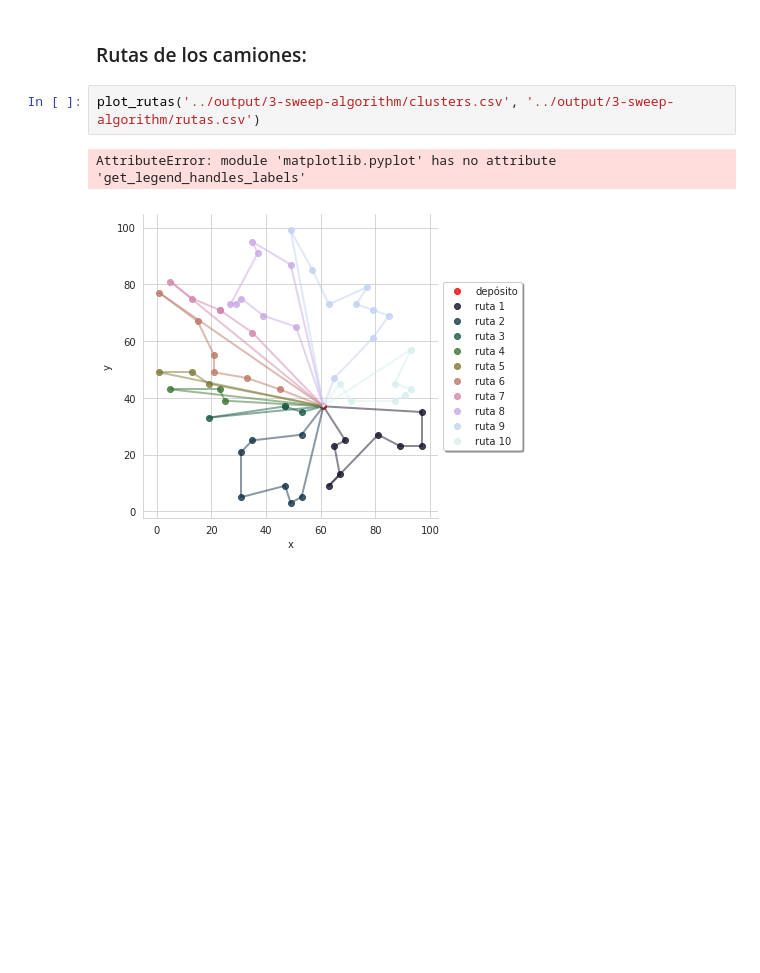
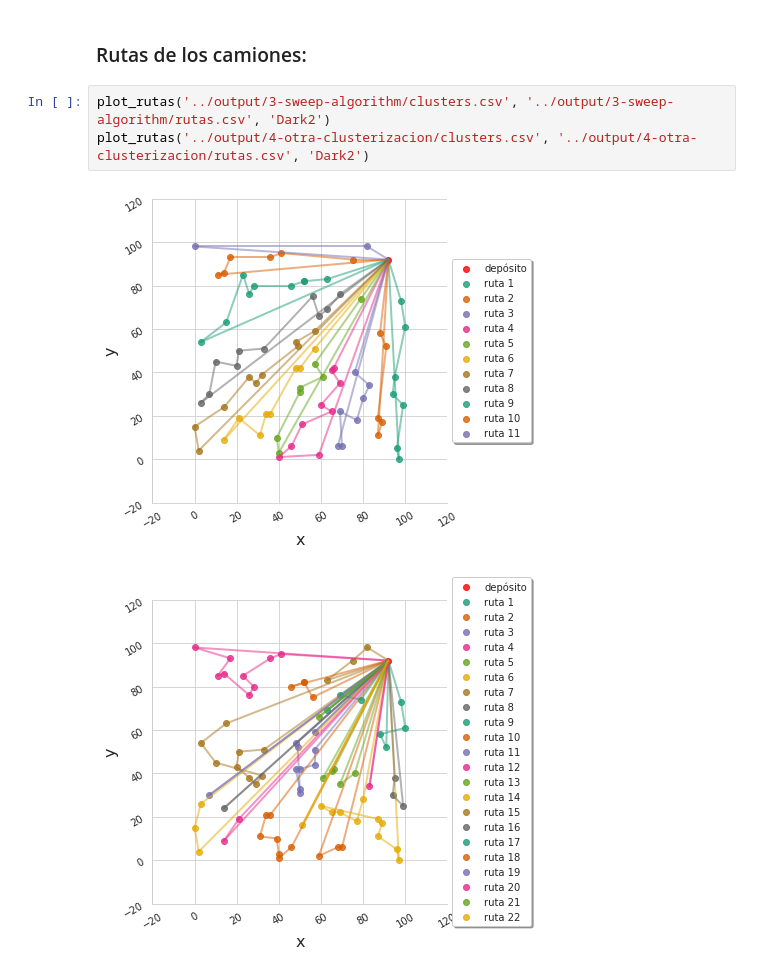
Before and after one commit to asdolo/algo3-tp3, a Jupyter notebook: jupyter/notebook.ipynb, the cells around one changed output. Saved outputs shown, nothing was run; the diff lists cells and outputs as text; blank space fills up the shorter version.

```diff
--- a/jupyter/notebook.ipynb
+++ b/jupyter/notebook.ipynb
@@ -262,7 +319,8 @@ plot_clusters_sweep('../output/3-sweep-algorithm/clusters.csv')
 # %% [markdown]
 <h3>Rutas de los camiones:</h3>
 # %%
-plot_rutas('../output/3-sweep-algorithm/clusters.csv', '../output/3-sweep-algorithm/rutas.csv')
+plot_rutas('../output/3-sweep-algorithm/clusters.csv', '../output/3-sweep-algorithm/rutas.csv', 'Dark2')
+plot_rutas('../output/4-otra-clusterizacion/clusters.csv', '../output/4-otra-clusterizacion/rutas.csv', 'Dark2')
 # %% [output]
-AttributeError: module 'matplotlib.pyplot' has no attribute 'get_legend_handles_labels'
-[figure, old version]
+[figure, new version]
+[figure, added]
```
Also changed, not shown: parts of 3 cells of this notebook.
